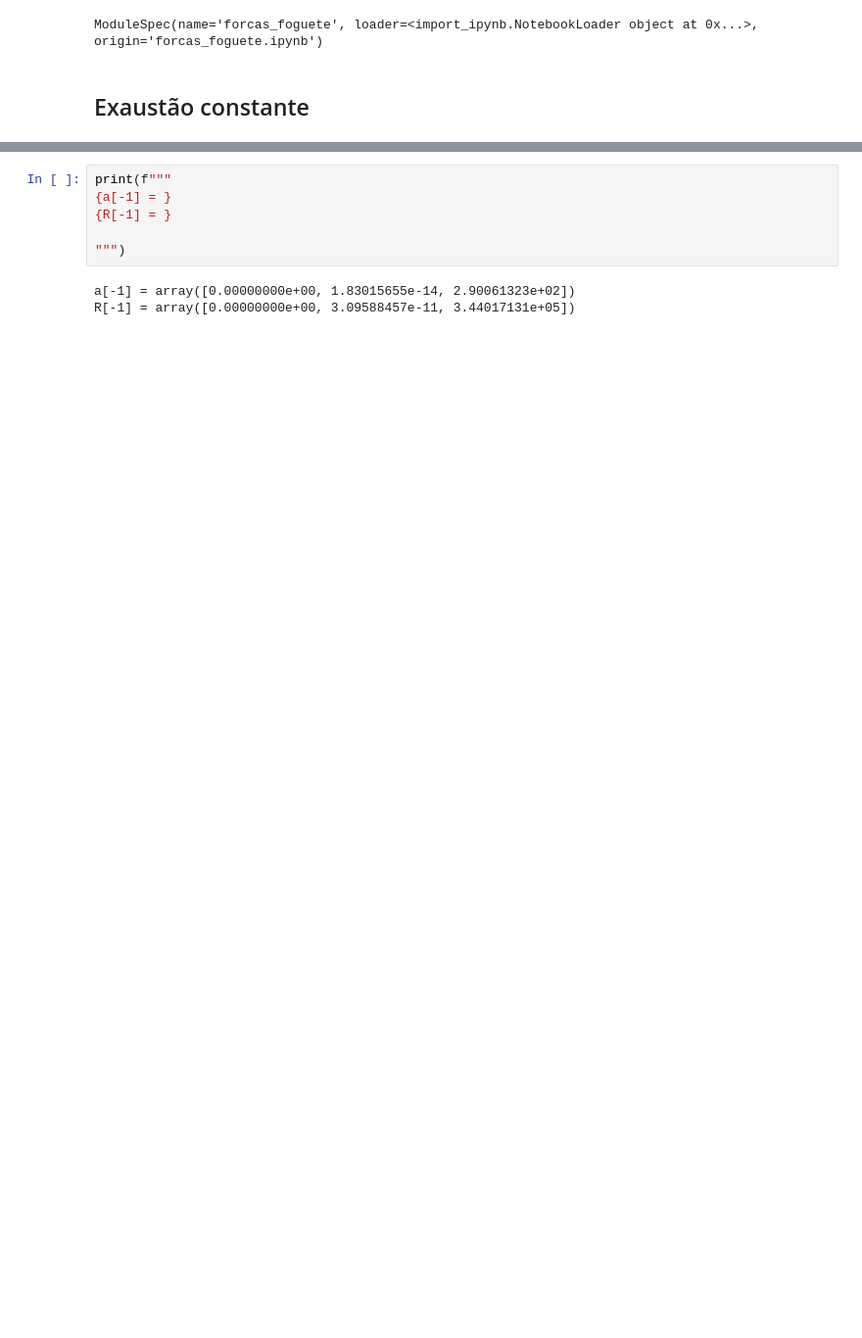
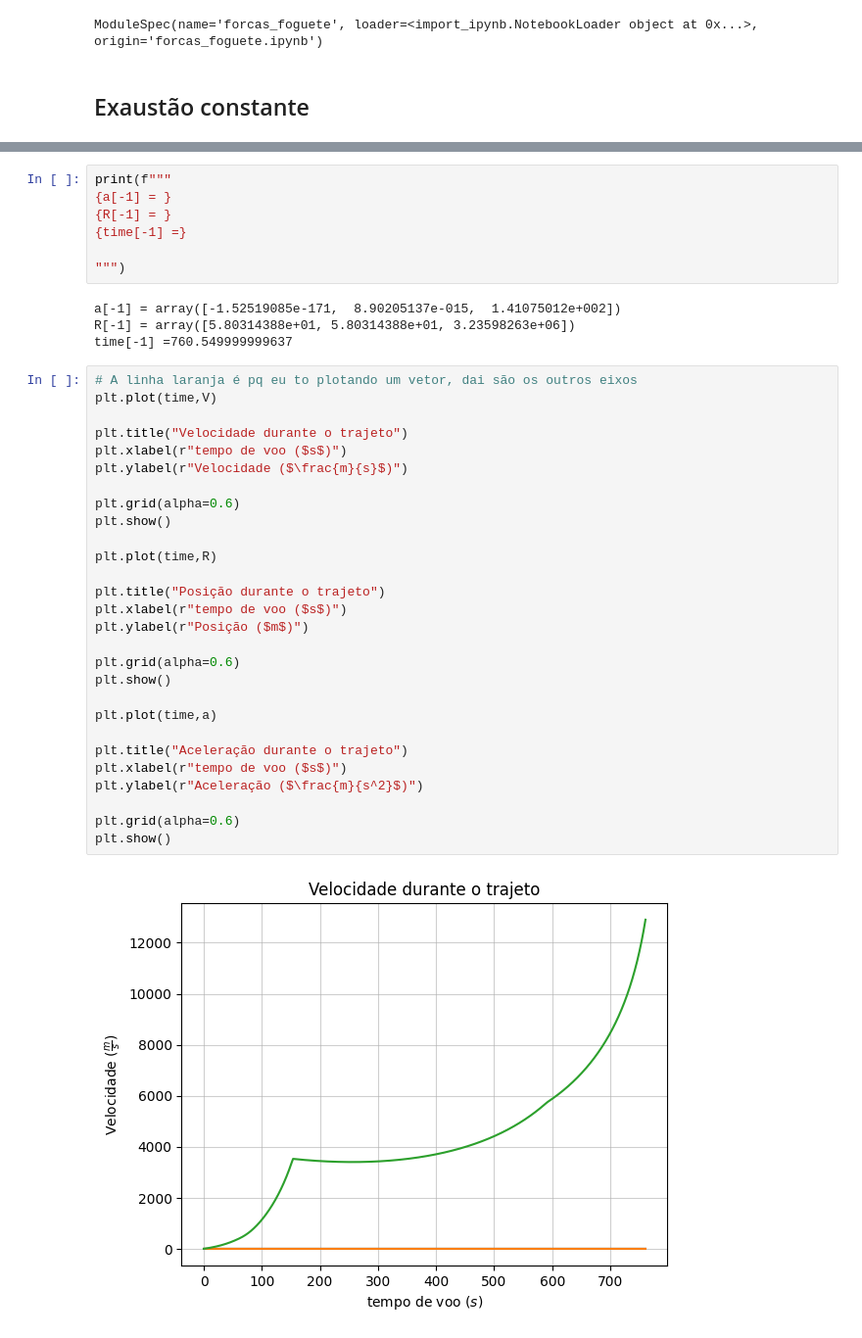
Before and after one commit to Pensantes/Trabalho_EDO, a Jupyter notebook: Simulação/lancamento.ipynb, the cells around one changed output, grey strips where cells are left out. Shown at 98% size. Cells and saved outputs as stored; diff of their text form; blank space fills up the shorter version.

```diff
--- a/Simulação/lancamento.ipynb
+++ b/Simulação/lancamento.ipynb
@@ -101,8 +136,40 @@ foguete
 print(f"""
 {a[-1] = }
 {R[-1] = }
+{time[-1] =}
 
 """)
 # %% [output]
-a[-1] = array([0.00000000e+00, 1.83015655e-14, 2.90061323e+02])
-R[-1] = array([0.00000000e+00, 3.09588457e-11, 3.44017131e+05])
+a[-1] = array([-1.52519085e-171,  8.90205137e-015,  1.41075012e+002])
+R[-1] = array([5.80314388e+01, 5.80314388e+01, 3.23598263e+06])
+time[-1] =760.549999999637
+# %%
+# A linha laranja é pq eu to plotando um vetor, dai são os outros eixos
+plt.plot(time,V)
+
+plt.title("Velocidade durante o trajeto")
+plt.xlabel(r"tempo de voo ($s$)")
+plt.ylabel(r"Velocidade ($\frac{m}{s}$)")
+
+plt.grid(alpha=0.6)
+plt.show()
+
+plt.plot(time,R)
+
+plt.title("Posição durante o trajeto")
+plt.xlabel(r"tempo de voo ($s$)")
+plt.ylabel(r"Posição ($m$)")
+
+plt.grid(alpha=0.6)
+plt.show()
+
+plt.plot(time,a)
+
+plt.title("Aceleração durante o trajeto")
+plt.xlabel(r"tempo de voo ($s$)")
+plt.ylabel(r"Aceleração ($\frac{m}{s^2}$)")
+
+plt.grid(alpha=0.6)
+plt.show()
+# %% [output]
+[figure, added]
```
Also changed, not shown: parts of 3 cells of this notebook, 1 other file.
